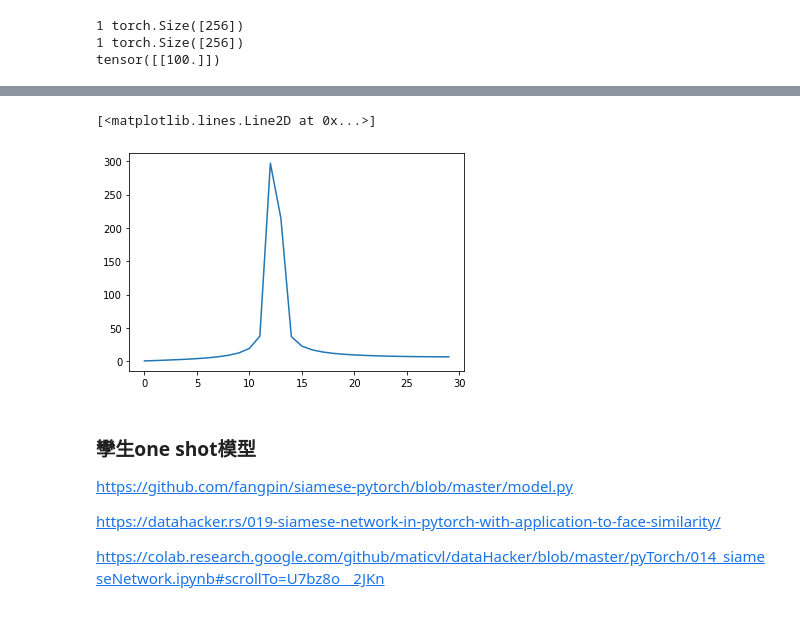
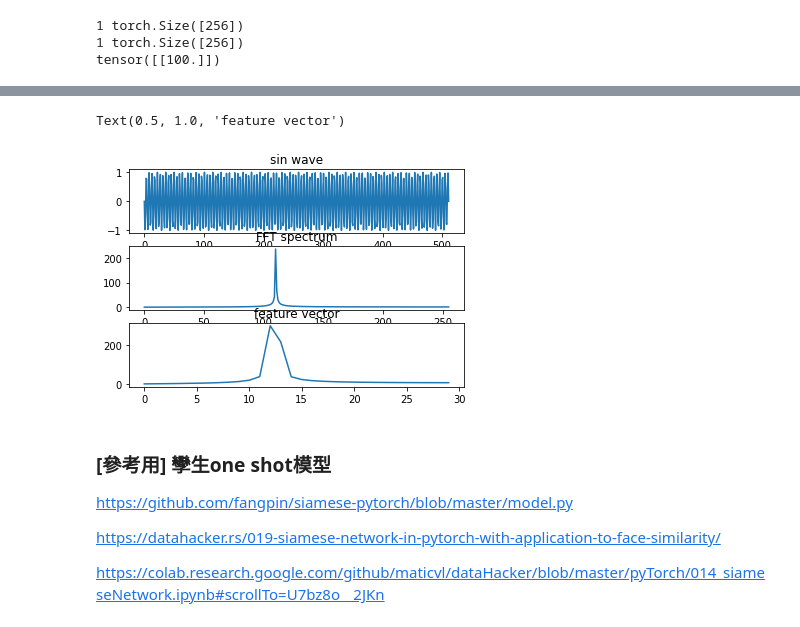
Before and after one commit to hughman1986/DiagnosisModel_ONNX_Converter, a Jupyter notebook: 診斷算法測試.ipynb, the cells around one changed output, grey strips where cells are left out. Drawn from its saved outputs; the diff is of its cells as text; code cells hidden in the pictures.

```diff
--- a/診斷算法測試.ipynb
+++ b/診斷算法測試.ipynb
@@ -144,10 +146,20 @@ plt.plot( abs_fft )
-# %%
-plt.plot( feature_vec )
-# %% [output]
-[<matplotlib.lines.Line2D at 0x...>]
-[figure, removed]
+# %%
+plt.subplot(3, 1, 1)
+plt.plot( tensor_sin )
+plt.title("sin wave")
+
+plt.subplot(3, 1, 2)
+plt.plot( abs_fft )
+plt.title("FFT spectrum")
+
+plt.subplot(3, 1, 3)
+plt.plot( feature_vec )
+plt.title("feature vector")
+# %% [output]
+Text(0.5, 1.0, 'feature vector')
+[figure, added]
 # %% [markdown]
-### 孿生one shot模型
+### [參考用] 孿生one shot模型
 https://github.com/fangpin/siamese-pytorch/blob/master/model.py
 
 https://datahacker.rs/019-siamese-network-in-pytorch-with-application-to-face-similarity/
```
Also changed, not shown: parts of 14 cells of this notebook.
